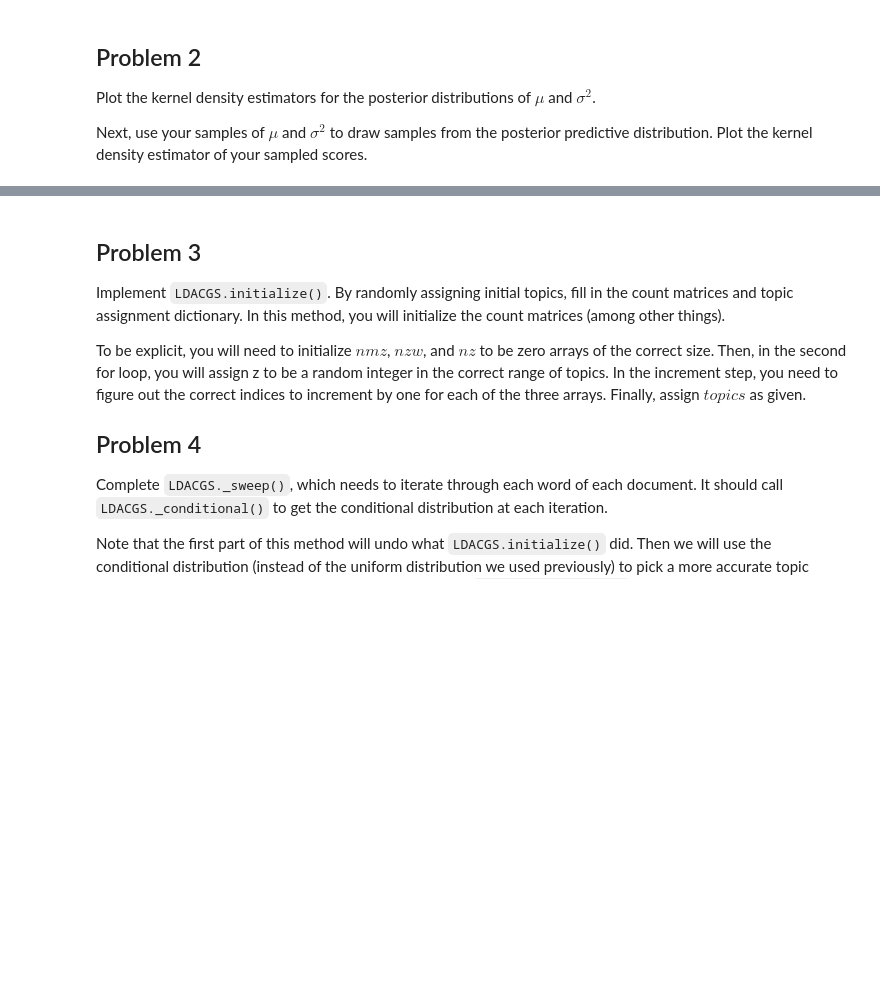
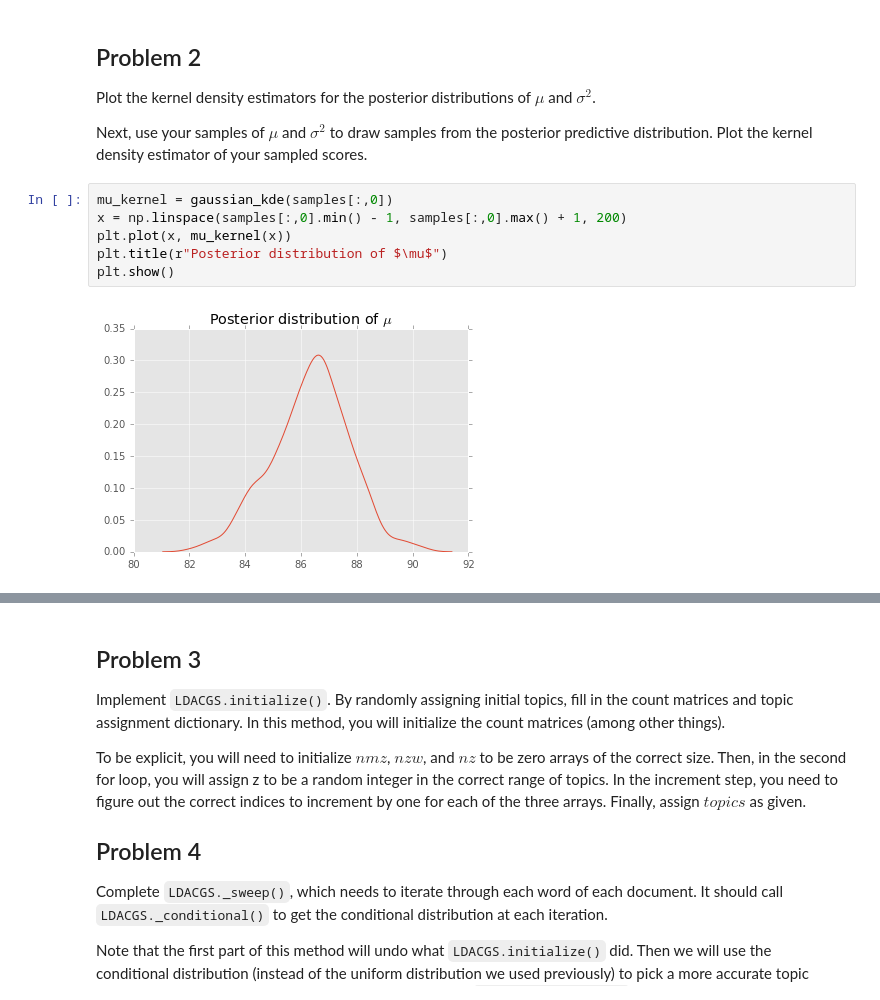
Before and after one commit to mattschaelling/acme_vol3, a Jupyter notebook: Gibbs_LDA/gibbs_lda.ipynb, the cells around one changed output, grey strips where cells are left out. Cells and saved outputs as stored; diff of their text form; blank space fills up the shorter version.

```diff
--- a/Gibbs_LDA/gibbs_lda.ipynb
+++ b/Gibbs_LDA/gibbs_lda.ipynb
@@ -37,3 +76,11 @@ Plot the kernel density estimators for the posterior distributions of $\mu$ and
 
 Next, use your samples of $\mu$ and $\sigma^2$ to draw samples from the posterior predictive distribution.
 Plot the kernel density estimator of your sampled scores.
+# %%
+mu_kernel = gaussian_kde(samples[:,0])
+x = np.linspace(samples[:,0].min() - 1, samples[:,0].max() + 1, 200)
+plt.plot(x, mu_kernel(x))
+plt.title(r"Posterior distribution of $\mu$")
+plt.show()
+# %% [output]
+[figure, added]
```
Also changed, not shown: parts of 11 cells of this notebook.
